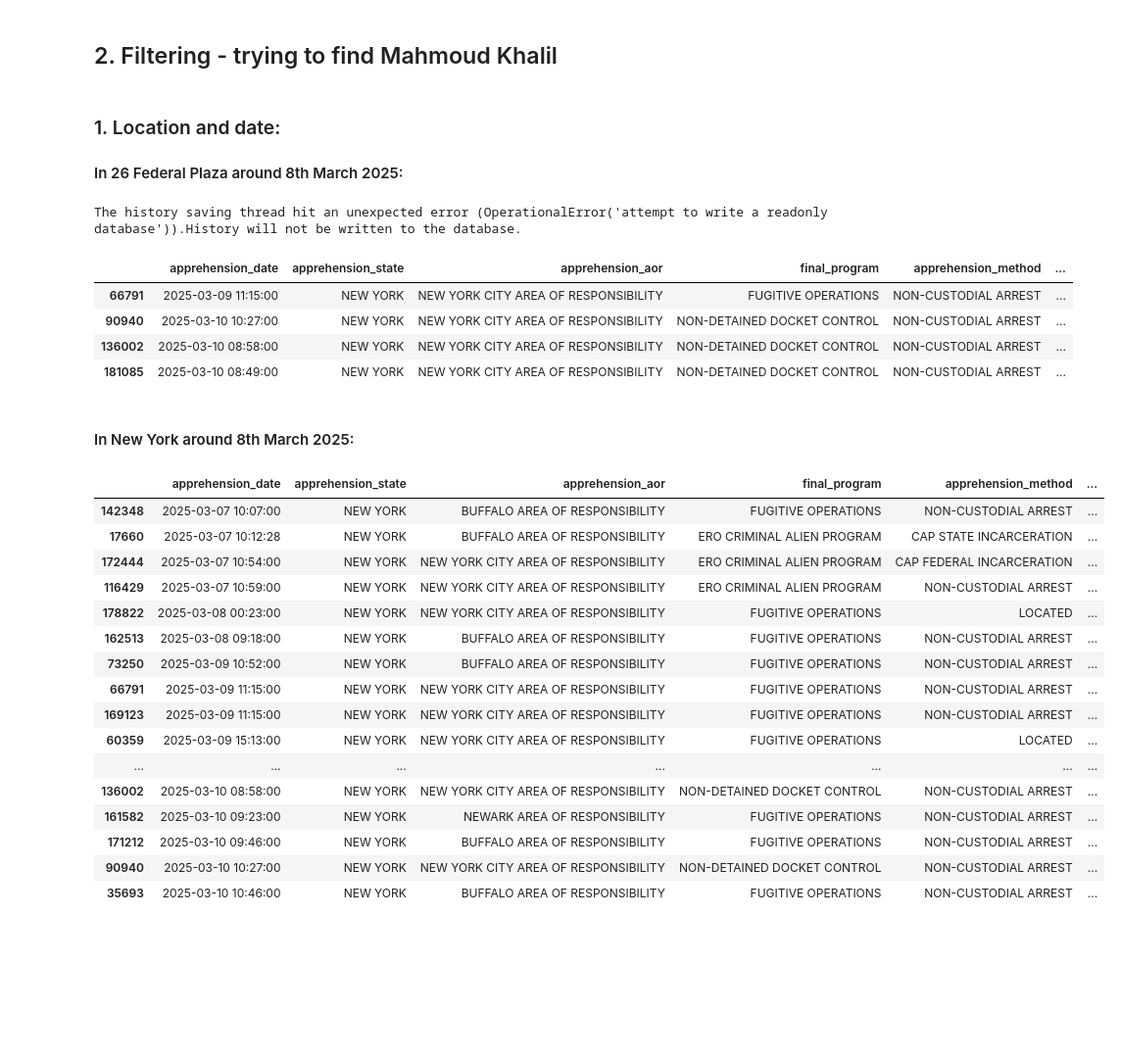
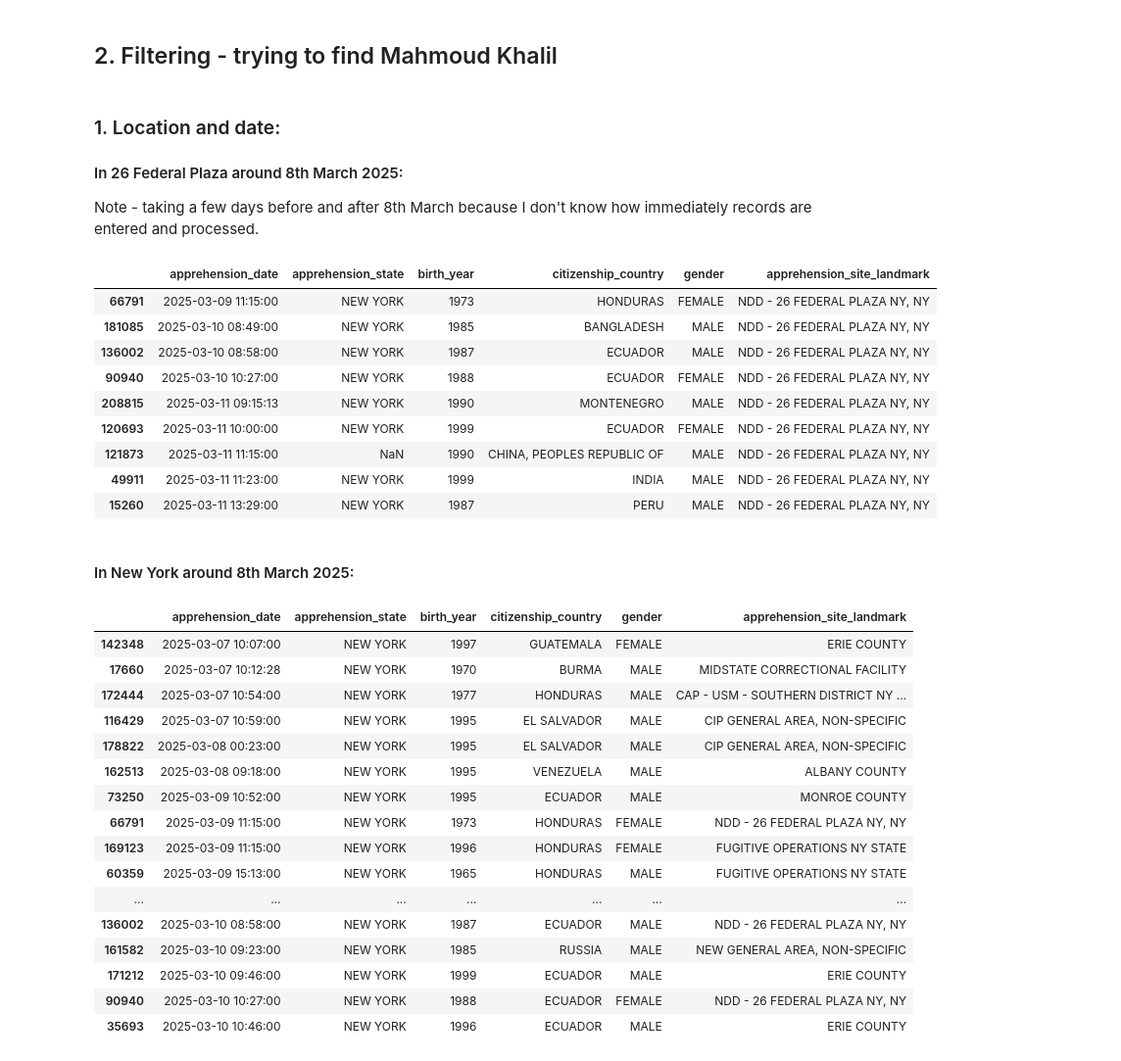
Before and after one commit to ceilingloft/lr_assingment_ice, a Jupyter notebook: task_notebooks/task-1_making_sense_of_the_data.ipynb, the cells around one changed output. Shown at 98% size. Cells and saved outputs as stored; diff of their text form; code cells hidden in the pictures; blank space fills up the shorter version.

```diff
--- a/task_notebooks/task-1_making_sense_of_the_data.ipynb
+++ b/task_notebooks/task-1_making_sense_of_the_data.ipynb
@@ -17,6 +17,8 @@ arrests_filename = 'arrests-0923-0625.xlsx'
 cwd = Path.cwd()
 root = cwd.parent
 data = root / "data"
+# %%
+pd.set_option("display.max_rows", 300)
 # %%
 arrests_df = process_data.read_arrests_data(data/arrests_filename)
 # %%
@@ -188,6 +191,8 @@ TRANSPORTATION CHECK BUS                            5
 CRIMINAL ALIEN PROGRAM                              4
 TRANSPORTATION CHECK PASSENGER TRAIN                2
 Name: count, dtype: int64
+# %%
+mk_key_columns=['apprehension_date','apprehension_state','birth_year','citizenship_country','gender','apprehension_site_landmark']
 # %% [markdown]
 Potentially useful info in Final Program, but would have to do some more research to clarify meaning of some of the categories
 # %% [markdown]
@@ -196,34 +201,39 @@ Potentially useful info in Final Program, but would have to do some more researc
 ### 1. Location and date:
 
 #### In 26 Federal Plaza around 8th March 2025:
+Note - taking a few days before and after 8th March because I don't know how immediately records are entered and processed.
 # %%
-arrests_df[filter_dates(arrests_df,'2025-03-07', end_date='2025-03-10') & loc_federal_plaza]
+arrests_df[filter_dates(arrests_df,'2025-03-07', end_date='2025-03-11') & loc_federal_plaza][mk_key_columns].sort_values(by='apprehension_date')
 # %% [output]
-The history saving thread hit an unexpected error (OperationalError('attempt to write a readonly database')).History will not be written to the database.
-|  | apprehension_date | apprehension_state | apprehension_aor | final_program | apprehension_method | ... |
-| 66791 | 2025-03-09 11:15:00 | NEW YORK | NEW YORK CITY AREA OF RESPONSIBILITY | FUGITIVE OPERATIONS | NON-CUSTODIAL ARREST | ... |
-| 90940 | 2025-03-10 10:27:00 | NEW YORK | NEW YORK CITY AREA OF RESPONSIBILITY | NON-DETAINED DOCKET CONTROL | NON-CUSTODIAL ARREST | ... |
-| 136002 | 2025-03-10 08:58:00 | NEW YORK | NEW YORK CITY AREA OF RESPONSIBILITY | NON-DETAINED DOCKET CONTROL | NON-CUSTODIAL ARREST | ... |
-| 181085 | 2025-03-10 08:49:00 | NEW YORK | NEW YORK CITY AREA OF RESPONSIBILITY | NON-DETAINED DOCKET CONTROL | NON-CUSTODIAL ARREST | ... |
+|  | apprehension_date | apprehension_state | birth_year | citizenship_country | gender | apprehension_site_landmark |
+| 66791 | 2025-03-09 11:15:00 | NEW YORK | 1973 | HONDURAS | FEMALE | NDD - 26 FEDERAL PLAZA NY, NY |
+| 181085 | 2025-03-10 08:49:00 | NEW YORK | 1985 | BANGLADESH | MALE | NDD - 26 FEDERAL PLAZA NY, NY |
+| 136002 | 2025-03-10 08:58:00 | NEW YORK | 1987 | ECUADOR | MALE | NDD - 26 FEDERAL PLAZA NY, NY |
+| 90940 | 2025-03-10 10:27:00 | NEW YORK | 1988 | ECUADOR | FEMALE | NDD - 26 FEDERAL PLAZA NY, NY |
+| 208815 | 2025-03-11 09:15:13 | NEW YORK | 1990 | MONTENEGRO | MALE | NDD - 26 FEDERAL PLAZA NY, NY |
+| 120693 | 2025-03-11 10:00:00 | NEW YORK | 1999 | ECUADOR | FEMALE | NDD - 26 FEDERAL PLAZA NY, NY |
+| 121873 | 2025-03-11 11:15:00 | NaN | 1990 | CHINA, PEOPLES REPUBLIC OF | MALE | NDD - 26 FEDERAL PLAZA NY, NY |
+| 49911 | 2025-03-11 11:23:00 | NEW YORK | 1999 | INDIA | MALE | NDD - 26 FEDERAL PLAZA NY, NY |
+| 15260 | 2025-03-11 13:29:00 | NEW YORK | 1987 | PERU | MALE | NDD - 26 FEDERAL PLAZA NY, NY |
 # %% [markdown]
 #### In New York around 8th March 2025:
 # %%
-arrests_df[filter_dates(arrests_df,'2025-03-07', end_date='2025-03-10') & state_ny].sort_values(by='apprehension_date')
+arrests_df[filter_dates(arrests_df,'2025-03-07', end_date='2025-03-10') & state_ny][mk_key_columns].sort_values(by='apprehension_date')
 # %% [output]
-|  | apprehension_date | apprehension_state | apprehension_aor | final_program | apprehension_method | ... |
-| 142348 | 2025-03-07 10:07:00 | NEW YORK | BUFFALO AREA OF RESPONSIBILITY | FUGITIVE OPERATIONS | NON-CUSTODIAL ARREST | ... |
-| 17660 | 2025-03-07 10:12:28 | NEW YORK | BUFFALO AREA OF RESPONSIBILITY | ERO CRIMINAL ALIEN PROGRAM | CAP STATE INCARCERATION | ... |
-| 172444 | 2025-03-07 10:54:00 | NEW YORK | NEW YORK CITY AREA OF RESPONSIBILITY | ERO CRIMINAL ALIEN PROGRAM | CAP FEDERAL INCARCERATION | ... |
-| 116429 | 2025-03-07 10:59:00 | NEW YORK | NEW YORK CITY AREA OF RESPONSIBILITY | ERO CRIMINAL ALIEN PROGRAM | NON-CUSTODIAL ARREST | ... |
-| 178822 | 2025-03-08 00:23:00 | NEW YORK | NEW YORK CITY AREA OF RESPONSIBILITY | FUGITIVE OPERATIONS | LOCATED | ... |
-| 162513 | 2025-03-08 09:18:00 | NEW YORK | BUFFALO AREA OF RESPONSIBILITY | FUGITIVE OPERATIONS | NON-CUSTODIAL ARREST | ... |
-| 73250 | 2025-03-09 10:52:00 | NEW YORK | BUFFALO AREA OF RESPONSIBILITY | FUGITIVE OPERATIONS | NON-CUSTODIAL ARREST | ... |
-| 66791 | 2025-03-09 11:15:00 | NEW YORK | NEW YORK CITY AREA OF RESPONSIBILITY | FUGITIVE OPERATIONS | NON-CUSTODIAL ARREST | ... |
-| 169123 | 2025-03-09 11:15:00 | NEW YORK | NEW YORK CITY AREA OF RESPONSIBILITY | FUGITIVE OPERATIONS | NON-CUSTODIAL ARREST | ... |
-| 60359 | 2025-03-09 15:13:00 | NEW YORK | NEW YORK CITY AREA OF RESPONSIBILITY | FUGITIVE OPERATIONS | LOCATED | ... |
+|  | apprehension_date | apprehension_state | birth_year | citizenship_country | gender | apprehension_site_landmark |
+| 142348 | 2025-03-07 10:07:00 | NEW YORK | 1997 | GUATEMALA | FEMALE | ERIE COUNTY |
+| 17660 | 2025-03-07 10:12:28 | NEW YORK | 1970 | BURMA | MALE | MIDSTATE CORRECTIONAL FACILITY |
+| 172444 | 2025-03-07 10:54:00 | NEW YORK | 1977 | HONDURAS | MALE | CAP - USM - SOUTHERN DISTRICT NY ... |
+| 116429 | 2025-03-07 10:59:00 | NEW YORK | 1995 | EL SALVADOR | MALE | CIP GENERAL AREA, NON-SPECIFIC |
+| 178822 | 2025-03-08 00:23:00 | NEW YORK | 1995 | EL SALVADOR | MALE | CIP GENERAL AREA, NON-SPECIFIC |
+| 162513 | 2025-03-08 09:18:00 | NEW YORK | 1995 | VENEZUELA | MALE | ALBANY COUNTY |
+| 73250 | 2025-03-09 10:52:00 | NEW YORK | 1995 | ECUADOR | MALE | MONROE COUNTY |
+| 66791 | 2025-03-09 11:15:00 | NEW YORK | 1973 | HONDURAS | FEMALE | NDD - 26 FEDERAL PLAZA NY, NY |
+| 169123 | 2025-03-09 11:15:00 | NEW YORK | 1996 | HONDURAS | FEMALE | FUGITIVE OPERATIONS NY STATE |
+| 60359 | 2025-03-09 15:13:00 | NEW YORK | 1965 | HONDURAS | MALE | FUGITIVE OPERATIONS NY STATE |
 | ... | ... | ... | ... | ... | ... | ... |
-| 136002 | 2025-03-10 08:58:00 | NEW YORK | NEW YORK CITY AREA OF RESPONSIBILITY | NON-DETAINED DOCKET CONTROL | NON-CUSTODIAL ARREST | ... |
-| 161582 | 2025-03-10 09:23:00 | NEW YORK | NEWARK AREA OF RESPONSIBILITY | FUGITIVE OPERATIONS | NON-CUSTODIAL ARREST | ... |
-| 171212 | 2025-03-10 09:46:00 | NEW YORK | BUFFALO AREA OF RESPONSIBILITY | FUGITIVE OPERATIONS | NON-CUSTODIAL ARREST | ... |
-| 90940 | 2025-03-10 10:27:00 | NEW YORK | NEW YORK CITY AREA OF RESPONSIBILITY | NON-DETAINED DOCKET CONTROL | NON-CUSTODIAL ARREST | ... |
-| 35693 | 2025-03-10 10:46:00 | NEW YORK | BUFFALO AREA OF RESPONSIBILITY | FUGITIVE OPERATIONS | NON-CUSTODIAL ARREST | ... |
+| 136002 | 2025-03-10 08:58:00 | NEW YORK | 1987 | ECUADOR | MALE | NDD - 26 FEDERAL PLAZA NY, NY |
+| 161582 | 2025-03-10 09:23:00 | NEW YORK | 1985 | RUSSIA | MALE | NEW GENERAL AREA, NON-SPECIFIC |
+| 171212 | 2025-03-10 09:46:00 | NEW YORK | 1999 | ECUADOR | MALE | ERIE COUNTY |
+| 90940 | 2025-03-10 10:27:00 | NEW YORK | 1988 | ECUADOR | FEMALE | NDD - 26 FEDERAL PLAZA NY, NY |
+| 35693 | 2025-03-10 10:46:00 | NEW YORK | 1996 | ECUADOR | MALE | ERIE COUNTY |
```
Also changed, not shown: parts of 7 cells of this notebook, 1 other file.
